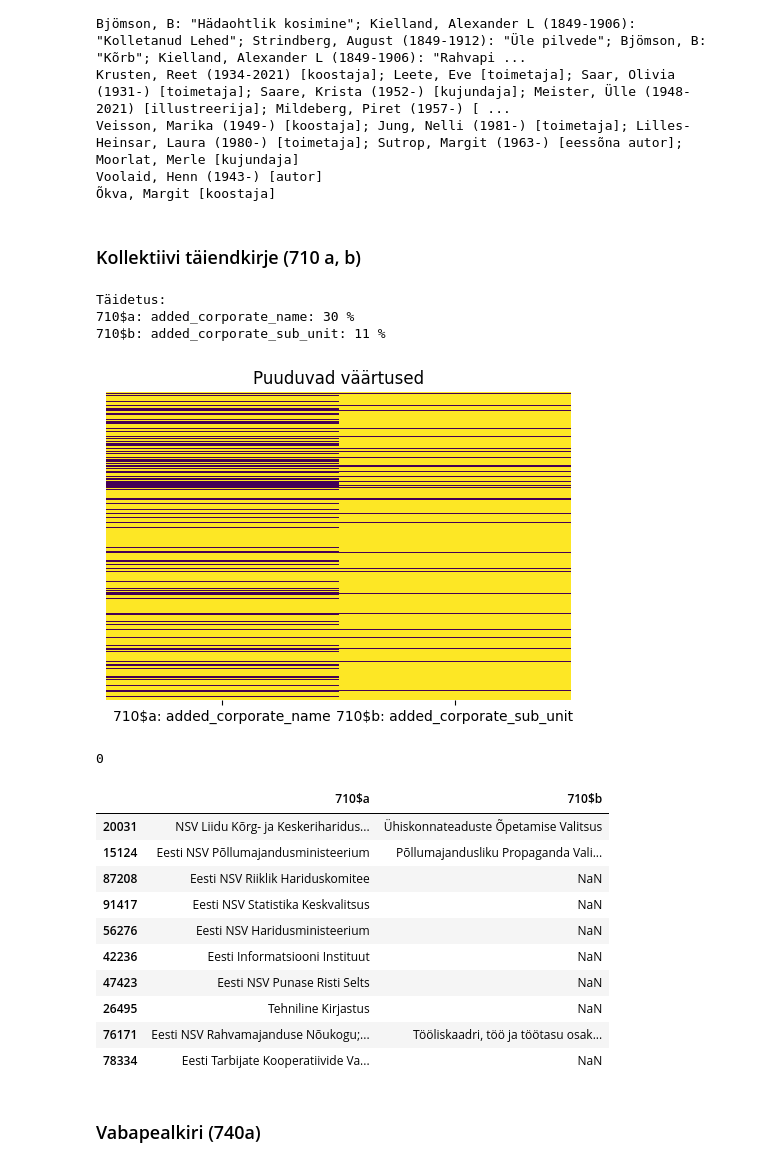
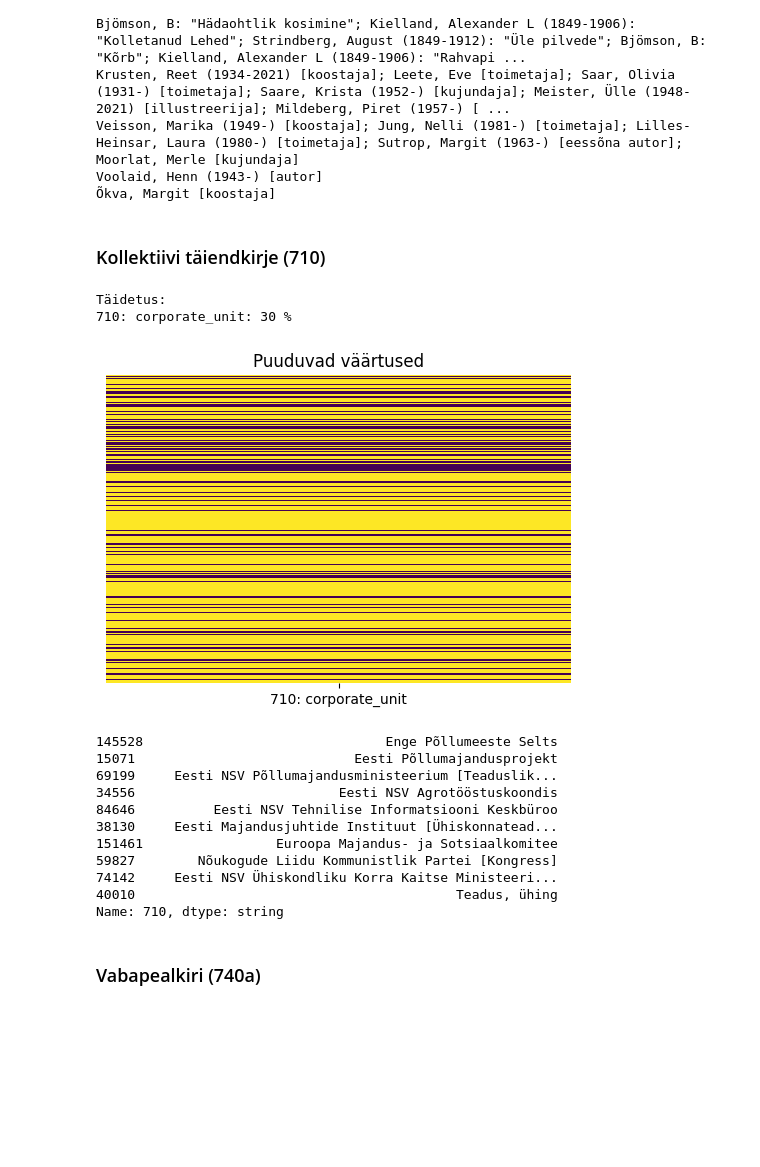
Before and after one commit to RaRa-digiLab/enb-curator, a Jupyter notebook: notebooks/filter-and-clean.ipynb, the cells around one changed output. Saved outputs shown, nothing was run; the diff lists cells and outputs as text; code cells hidden in the pictures; blank space fills up the shorter version.

```diff
--- a/notebooks/filter-and-clean.ipynb
+++ b/notebooks/filter-and-clean.ipynb
@@ -20,3 +18,5 @@ df_main = pd.read_csv("../data/interim/erb_books.tsv", sep="\t", encoding="utf8"
+# %%
+df_main = pd.read_parquet("../data/raw/erb_books_converted_190224.parquet")
 # %%
 df_main = df_main[columns]
 df_main.head()
@@ -1249,32 +1326,26 @@ Veisson, Marika (1949-) [koostaja]; Jung, Nelli (1981-) [toimetaja]; Lilles-Hein
 Voolaid, Henn (1943-) [autor]
 Õkva, Margit [koostaja]
 # %% [markdown]
-### Kollektiivi täiendkirje (710 a, b)
+### Kollektiivi täiendkirje (710)
 # %%
-df = df_main[["710$a", "710$b"]]
+df = df_main["710"].copy()
 # %%
-missing_values_heatmap(df)
+missing_values_heatmap(df.to_frame())
 # %% [output]
 Täidetus:
-710$a: added_corporate_name: 30 %
-710$b: added_corporate_sub_unit: 11 %
+710: corporate_unit: 30 %
-[figure, old version]
+[figure, new version]
-# %%
-len(df.loc[(df["710$a"].isna()) & (df["710$b"].notna())])
-# kui on 710b, siis alati on ka 710a
-# %% [output]
-0
 # %%
-df.loc[df["710$a"].notna()].sample(10)
+df.loc[df.notna()].sample(10)
 # %% [output]
-|  | 710$a | 710$b |
-| 20031 | NSV Liidu Kõrg- ja Keskeriharidus... | Ühiskonnateaduste Õpetamise Valitsus |
-| 15124 | Eesti NSV Põllumajandusministeerium | Põllumajandusliku Propaganda Vali... |
-| 87208 | Eesti NSV Riiklik Hariduskomitee | NaN |
-| 91417 | Eesti NSV Statistika Keskvalitsus | NaN |
-| 56276 | Eesti NSV Haridusministeerium | NaN |
-| 42236 | Eesti Informatsiooni Instituut | NaN |
-| 47423 | Eesti NSV Punase Risti Selts | NaN |
-| 26495 | Tehniline Kirjastus | NaN |
-| 76171 | Eesti NSV Rahvamajanduse Nõukogu;... | Tööliskaadri, töö ja töötasu osak... |
-| 78334 | Eesti Tarbijate Kooperatiivide Va... | NaN |
+145528                               Enge Põllumeeste Selts
+15071                            Eesti Põllumajandusprojekt
+69199     Eesti NSV Põllumajandusministeerium [Teaduslik...
+34556                          Eesti NSV Agrotööstuskoondis
+84646          Eesti NSV Tehnilise Informatsiooni Keskbüroo
+38130     Eesti Majandusjuhtide Instituut [Ühiskonnatead...
+151461                 Euroopa Majandus- ja Sotsiaalkomitee
+59827        Nõukogude Liidu Kommunistlik Partei [Kongress]
+74142     Eesti NSV Ühiskondliku Korra Kaitse Ministeeri...
+40010                                         Teadus, ühing
+Name: 710, dtype: string
```
Also changed, not shown: parts of 26 cells of this notebook.
